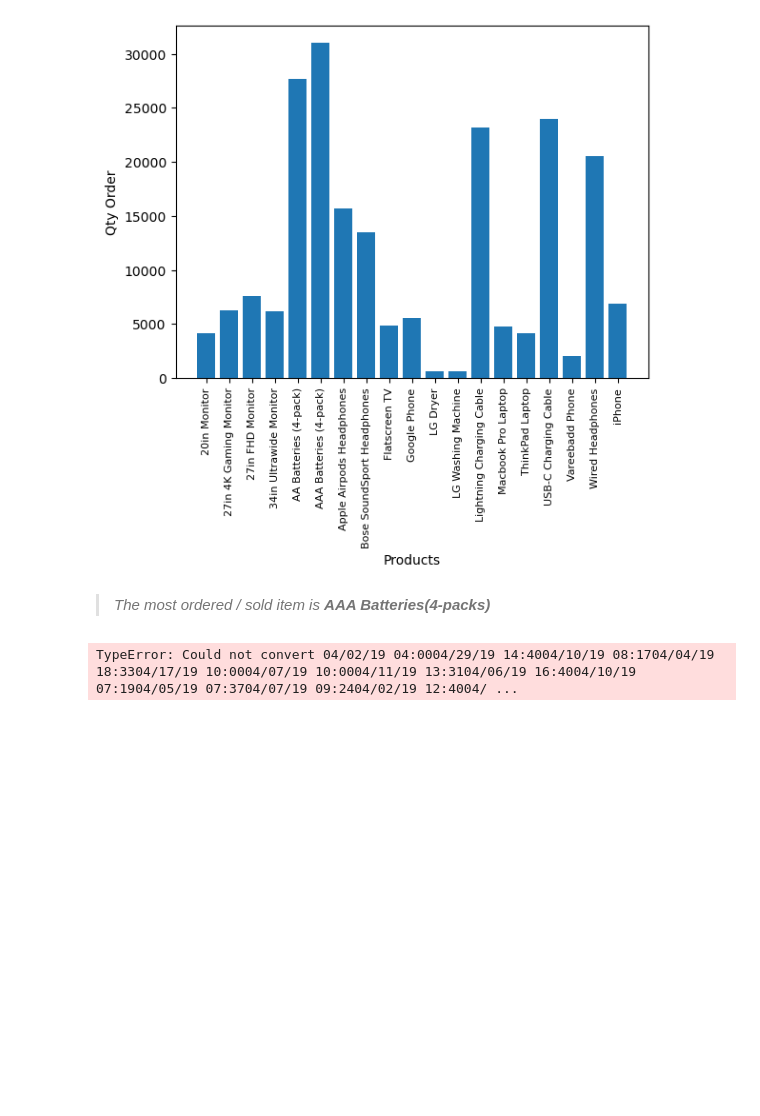
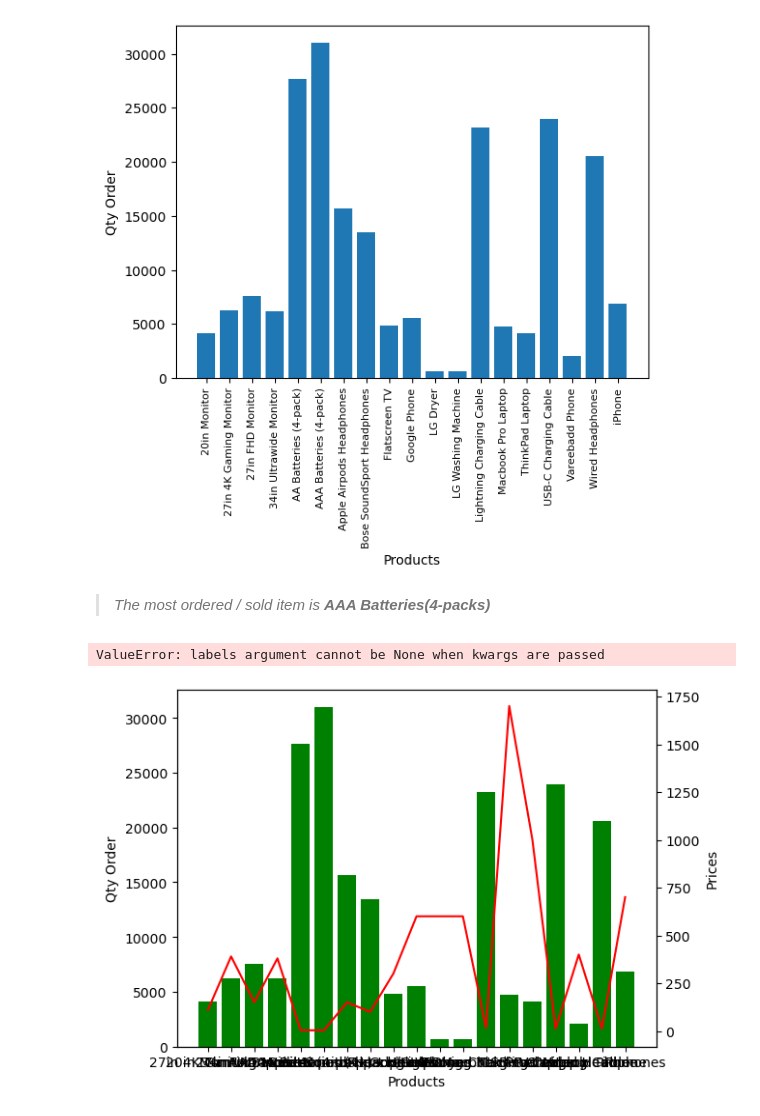
Before and after one commit to nassimlamnini/Sales, a Jupyter notebook: Analysis.ipynb, the cells around one changed output. Cells and saved outputs as stored; diff of their text form; code cells hidden in the pictures; blank space fills up the shorter version.

Commit message:
Last graph

```diff
--- a/Analysis.ipynb
+++ b/Analysis.ipynb
@@ -417,22 +417,24 @@ plt.xticks(X_prod, rotation = "vertical", size=8)
 # %%
 #why is it AAA batteries? because they're cheap... but let's prove this
 
-prices = df.groupby("Product").mean()["Price Each"]
+new_df2 = df.drop(['Order Date','Purchase Address','City'], axis=1)
+prices = new_df2.groupby("Product").mean()["Price Each"]
 
 
 fig, ax1 = plt.subplots()
 
-ax2 = plt.twinx()
+ax2 = ax1.twinx()
 
-ax1.bar(X_prod, qty_order,"g")
-ax2.plot(X_prod, prices,"r")
+ax1.bar(X_prod, qty_order,color="g")
+ax2.plot(X_prod, prices,color="r")
 
 ax1.set_xlabel("Products")
 ax2.set_ylabel("Prices")
 ax1.set_ylabel("Qty Order")
 
-ax1.set_xticks(X_prod, rotation='vertical')
+ax1.set_xticks(X_prod, rotation='vertical', size=8 )
 
 plt.show
 # %% [output]
-TypeError: Could not convert 04/02/19 04:0004/29/19 14:4004/10/19 08:1704/04/19 18:3304/17/19 10:0004/07/19 10:0004/11/19 13:3104/06/19 16:4004/10/19 07:1904/05/19 07:3704/07/19 09:2404/02/19 12:4004/ ...
+ValueError: labels argument cannot be None when kwargs are passed
+[figure, added]
```
